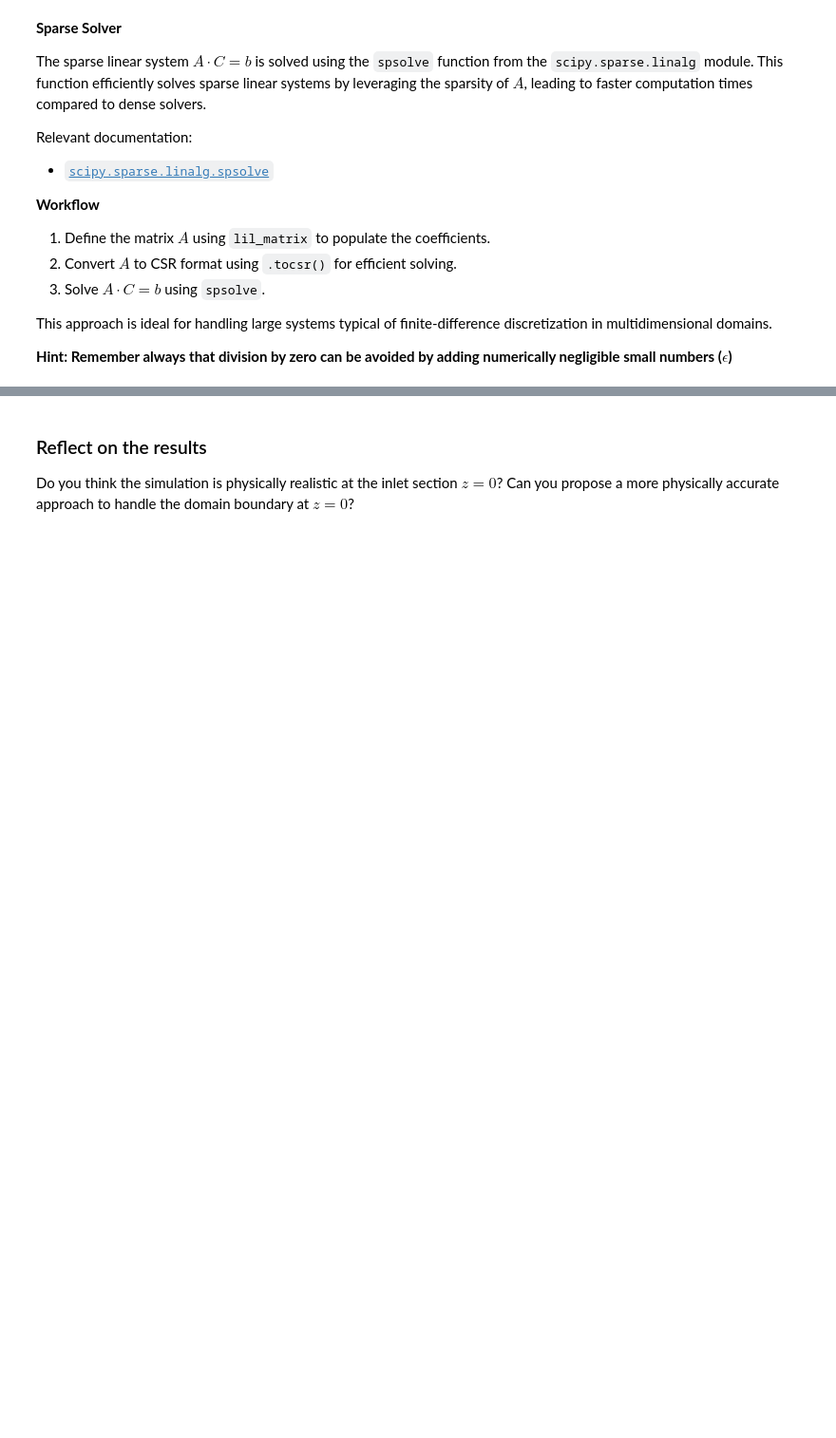
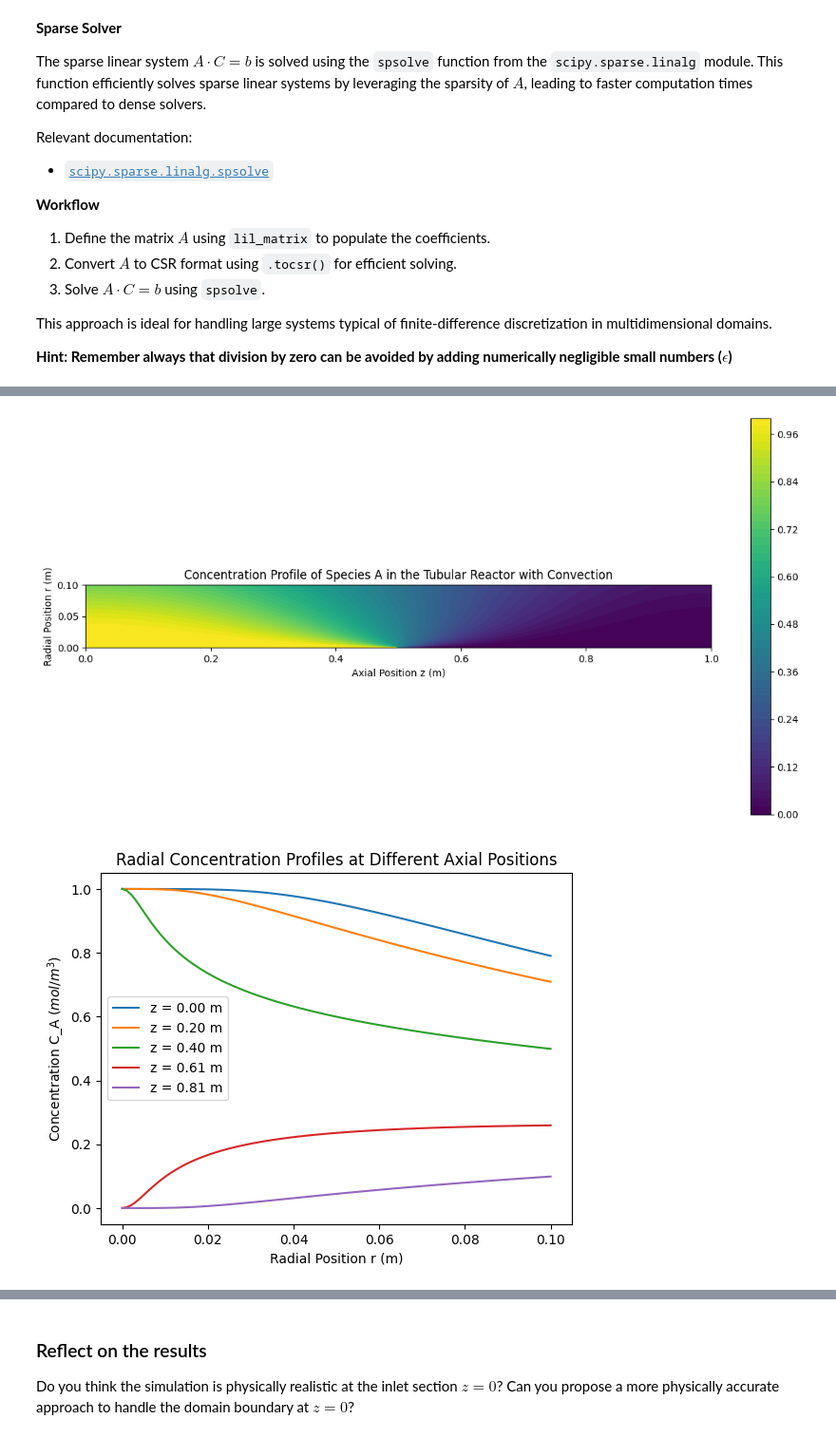
Before and after one commit to Xikiee/computational_practicum, a Jupyter notebook: q_2/assignments/assignment_3/Assignment_Q2_L3.ipynb, the cells around one changed output, grey strips where cells are left out. Shown: that part at 95% size. Cells and saved outputs as stored; diff of their text form; code cells hidden in the pictures; blank space fills up the shorter version.

```diff
--- a/q_2/assignments/assignment_3/Assignment_Q2_L3.ipynb
+++ b/q_2/assignments/assignment_3/Assignment_Q2_L3.ipynb
@@ -298,5 +312,2 @@ def build_poisson_matrix(
 
     return A
-# %%
-A = build_poisson_matrix(40,40, 1, 1, 1, 100, 0.1, np.linspace(0,40, (40*40))).toarray()
-print(A)
@@ -354,6 +331,20 @@ def build_rhs_vector(
     Returns:
         b (np.ndarray): RHS vector b.
     """
-    ...
+    N_points = N_z * N_r
+    b = np.zeros(N_points)          # the edges are included as the A matrix includes the known values (this can be seen when the first sub-matrix diag = 1)
+
+    r = np.linspace(0,1,N_r)
+
+    j_cut = int(inlet_fraction * N_r)
+
+    def idx(i, j, N_z):
+        return i + j * N_z
+
+
+    for j in range(j_cut):
+        b[idx(0, j, N_z)] = C_A0
+
+    return b
 # %%
 grader.check("q2")
@@ -360,6 +353,8 @@ grader.check("q2")
 # %%
 def solve_system(A: lil_matrix, b: np.ndarray) -> np.ndarray:
-    ...
+    A_to_csr = A.tocsr()
+    C = spsolve(A_to_csr, b)
+    return C
 # %%
 # Parameters
 L = 1.0  # Reactor length (m)
@@ -378,42 +373,49 @@ inlet_fraction = (
 N_z = 100  # Number of grid points in z-direction (axial)
 N_r = 100  # Number of grid points in r-direction (radial)
 
-...
+dz = L/(N_z -1)
+dr  = R/(N_r -1)
+r= np.linspace(0, R, N_r)
+A = build_poisson_matrix(N_z, N_r, dz, dr, u_z, D, k, r)
+b = build_rhs_vector(N_z, N_r, C_A0, inlet_fraction)
 
 # Solve the linear system
 C = solve_system(A, b)
 # %%
 # Reshape the solution vector into a 2D array for plotting
-C_A = ...
-
+C_A = C.reshape((N_r, N_z))
+z = np.linspace(0,L, N_z)
 # Generate meshgrid for plotting
 Z, R_grid = np.meshgrid(z, r, indexing="ij")  # Use 'ij' indexing
 
 # Plot the concentration profile with actual dimensions
 plt.figure(figsize=(12, 6))  # Adjust figure size for better visualization
 cp = plt.contourf(Z, R_grid, C_A, levels=50, cmap="viridis")
 plt.colorbar(cp)
 plt.title("Concentration Profile of Species A in the Tubular Reactor with Convection")
 plt.xlabel("Axial Position z (m)")
 plt.ylabel("Radial Position r (m)")
 
 # Ensure the correct aspect ratio
 ax = plt.gca()
 ax.set_aspect(
     L / R, adjustable="datalim"
 )  # Set aspect ratio based on reactor dimensions
 plt.axis("scaled")  # Ensures equal scaling
 plt.tight_layout()
 plt.show()
 
 # Plot radial concentration profiles at different axial positions
 plt.figure()
 for i in range(0, N_z, int(N_z / 5)):
     plt.plot(r, C_A[i, :], label=f"z = {z[i]:.2f} m")
 plt.xlabel("Radial Position r (m)")
 plt.ylabel("Concentration C_A ($mol/m^3$)")
 plt.title("Radial Concentration Profiles at Different Axial Positions")
 plt.legend()
 plt.show()
+# %% [output]
+[figure, added]
+[figure, added]
 # %%
 grader.check("q3")
```
Also changed, not shown: parts of 6 cells of this notebook, 1 other file.
